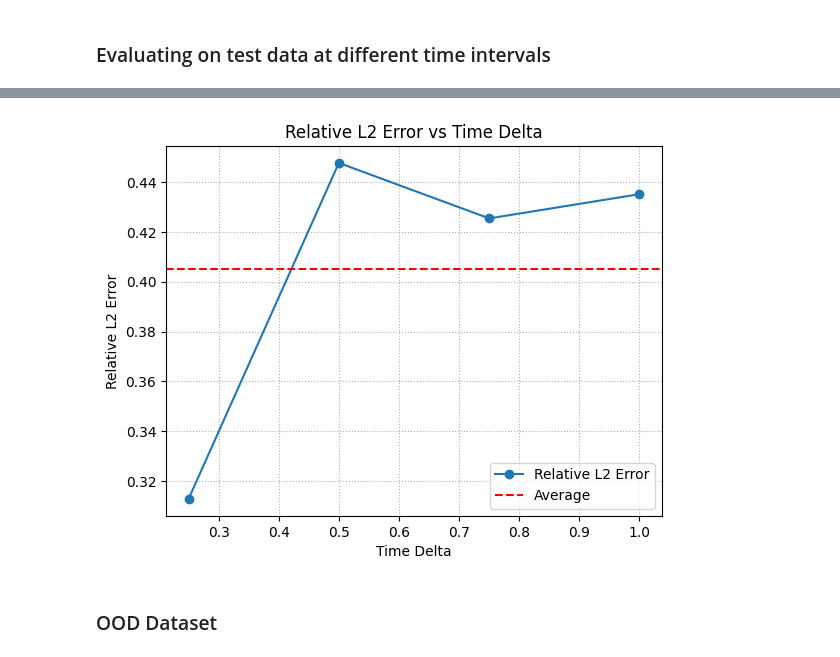
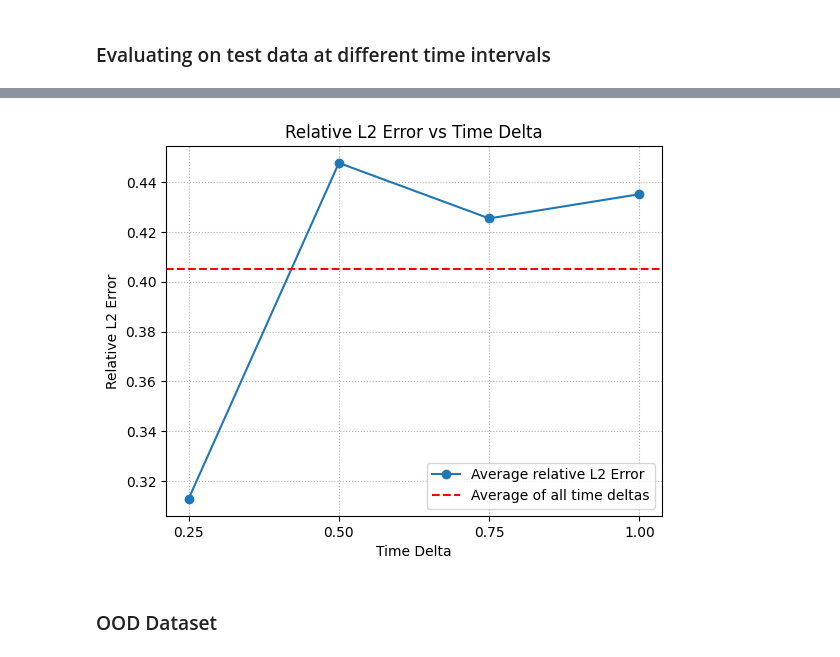
Before and after one commit to benedict-armstrong/FNO-wave-equation, a Jupyter notebook: task4bonus.ipynb, the cells around one changed output, grey strips where cells are left out. Saved outputs shown, nothing was run; the diff lists cells and outputs as text; code cells hidden in the pictures.

Commit message:
update plotting

```diff
--- a/task4bonus.ipynb
+++ b/task4bonus.ipynb
@@ -11,7 +14,7 @@ from lib.dataset import PDEDatasetAll2All
 torch.manual_seed(0)
 np.random.seed(0)
 # %%
-DEVICE = "mps"
+DEVICE = "cpu"
 # %%
 modes = 16
 width = 64
@@ -56,23 +59,24 @@ Test relative L2 error (OOD Dataset): 0.4052711351250764
 # %%
 dts = []
 means = []
 for dt, ls in sorted(losses.items()):
     dts.append(dt)
     means.append(np.mean(ls))
 
-plt.plot(dts, means, marker="o", label="Relative L2 Error")
+plt.plot(dts, means, marker="o", label="Average relative L2 Error")
 
 # draw horizontal line for average
-plt.axhline(y=test_relative_l2, color="r", linestyle="--", label="Average")
+plt.axhline(y=test_relative_l2, color="r", linestyle="--", label="Average of all time deltas")
 
 plt.xlabel("Time Delta")
+plt.xticks(dts)
 plt.ylabel("Relative L2 Error")
 plt.title("Relative L2 Error vs Time Delta")
 plt.grid(True, ls=":")
 plt.legend()
 plt.show()
 # %% [output]
-[figure, old version]
+[figure, new version]
 # %% [markdown]
 ### OOD Dataset
 # %%
```
Also changed, not shown: parts of 6 cells of this notebook, 1 other file.
